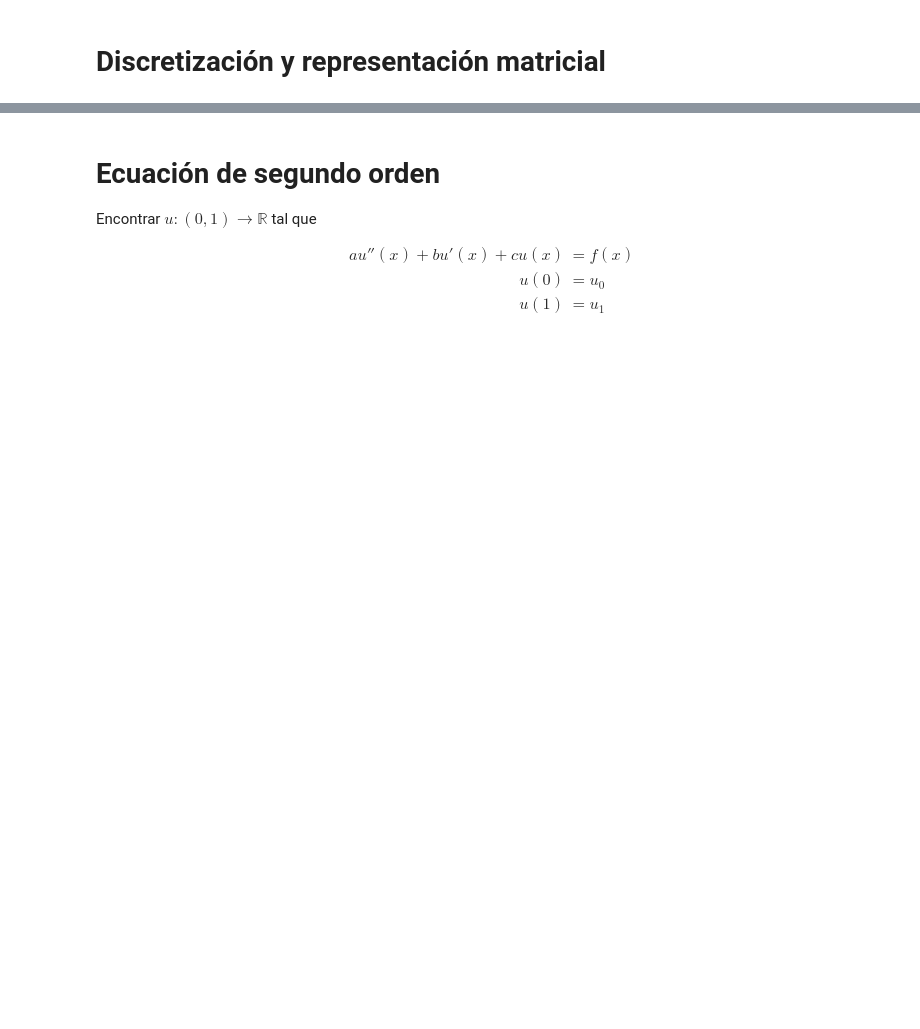
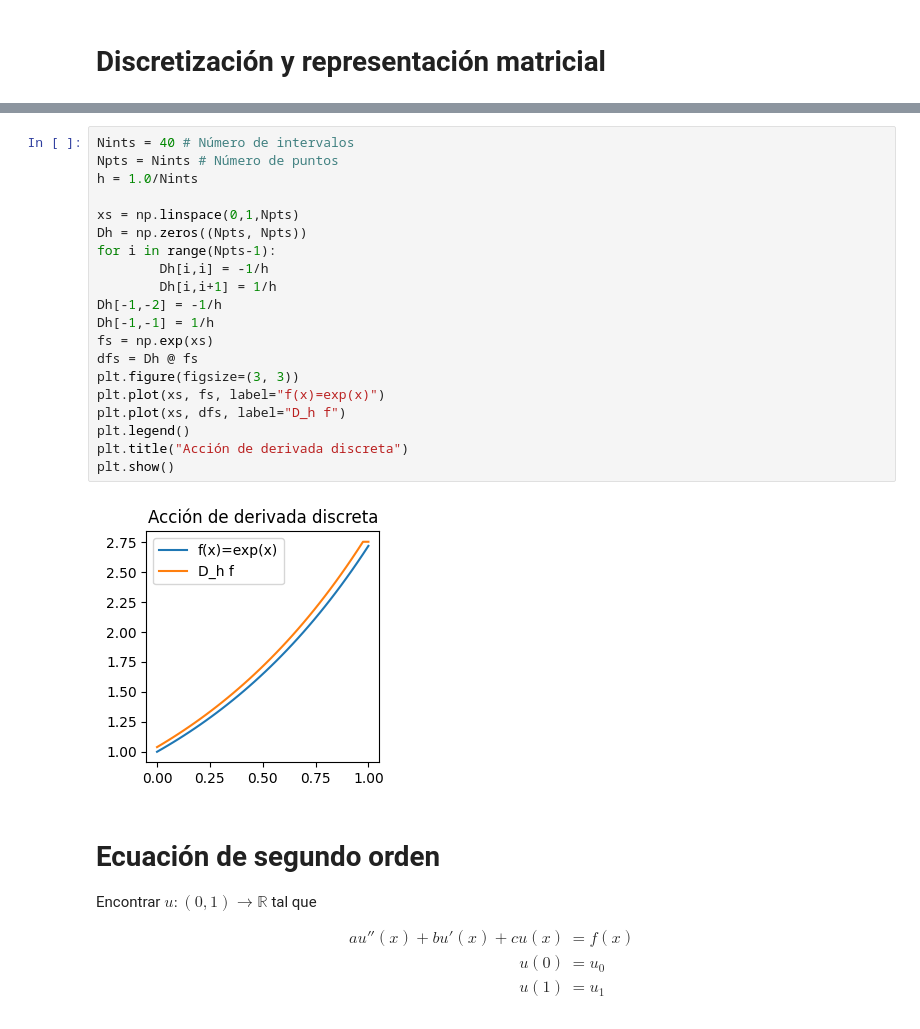
Before and after one commit to nabw/IMT1001, a Jupyter notebook: modulo-numerico/imt1001.ipynb, the cells around one changed output, grey strips where cells are left out. Cells and saved outputs as stored; diff of their text form; blank space fills up the shorter version.

```diff
--- a/modulo-numerico/imt1001.ipynb
+++ b/modulo-numerico/imt1001.ipynb
@@ -171,3 +216,25 @@ plt.show()
+# %%
+Nints = 40 # Número de intervalos
+Npts = Nints # Número de puntos
+h = 1.0/Nints
+
+xs = np.linspace(0,1,Npts)
+Dh = np.zeros((Npts, Npts))
+for i in range(Npts-1):
+        Dh[i,i] = -1/h
+        Dh[i,i+1] = 1/h
+Dh[-1,-2] = -1/h
+Dh[-1,-1] = 1/h
+fs = np.exp(xs)
+dfs = Dh @ fs
+plt.figure(figsize=(3, 3))
+plt.plot(xs, fs, label="f(x)=exp(x)")
+plt.plot(xs, dfs, label="D_h f")
+plt.legend()
+plt.title("Acción de derivada discreta")
+plt.show()
+# %% [output]
+[figure, added]
 # %% [markdown]
 # Ecuación de segundo orden
 
```
Also changed, not shown: parts of 13 cells of this notebook, 1 other file.
